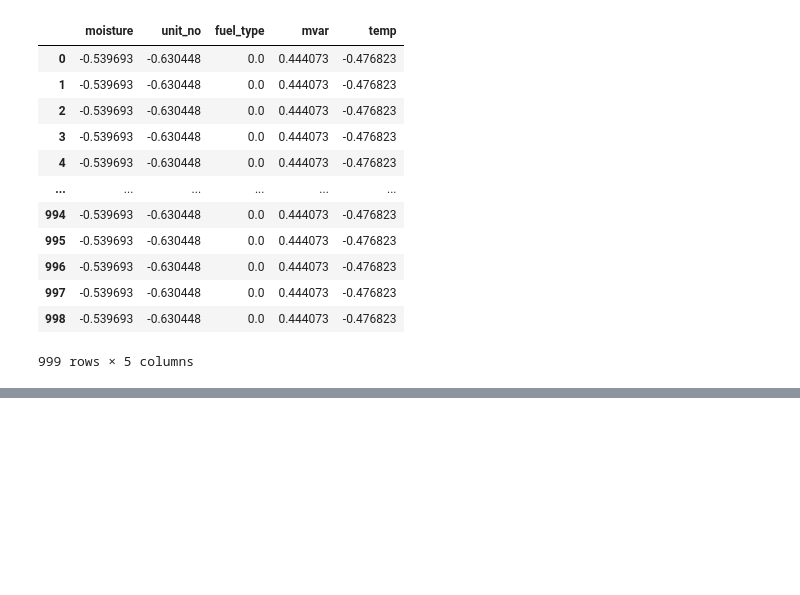
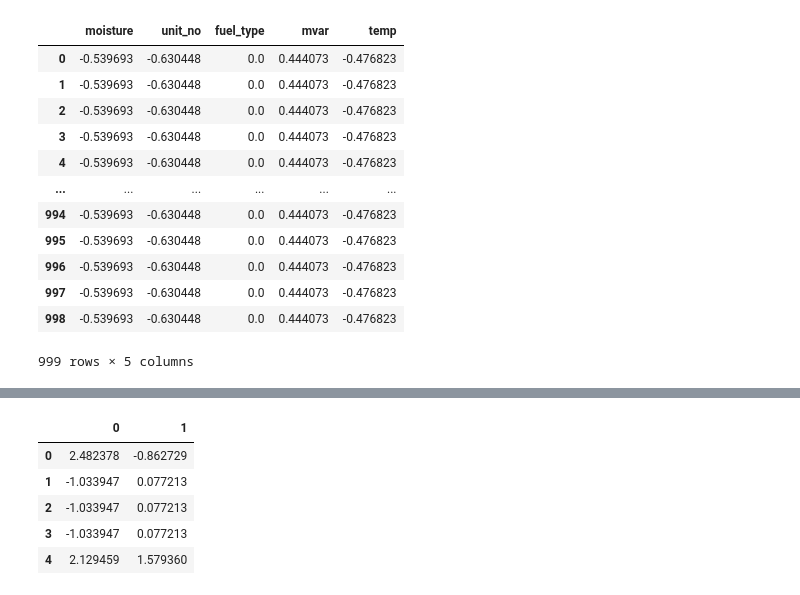
Before and after one commit to reza-pishva/6-MachineLearning-Python, a Jupyter notebook: Projects/EstimatePowerProduction.ipynb, the cells around one changed output, grey strips where cells are left out. Saved outputs shown, nothing was run; the diff lists cells and outputs as text; code cells hidden in the pictures; blank space fills up the shorter version.

```diff
--- a/Projects/EstimatePowerProduction.ipynb
+++ b/Projects/EstimatePowerProduction.ipynb
@@ -238,0 +231,13 @@ plt.show()
+# %%
+pca = PCA(n_components=2)
+pca.fit(X_train)
+pca_samples = pca.transform(X_train)
+ps = pd.DataFrame(pca_samples)
+ps.head()
+# %% [output]
+|  | 0 | 1 |
+| 0 | 2.482378 | -0.862729 |
+| 1 | -1.033947 | 0.077213 |
+| 2 | -1.033947 | 0.077213 |
+| 3 | -1.033947 | 0.077213 |
+| 4 | 2.129459 | 1.579360 |
```
Also changed, not shown: parts of 20 cells of this notebook.
